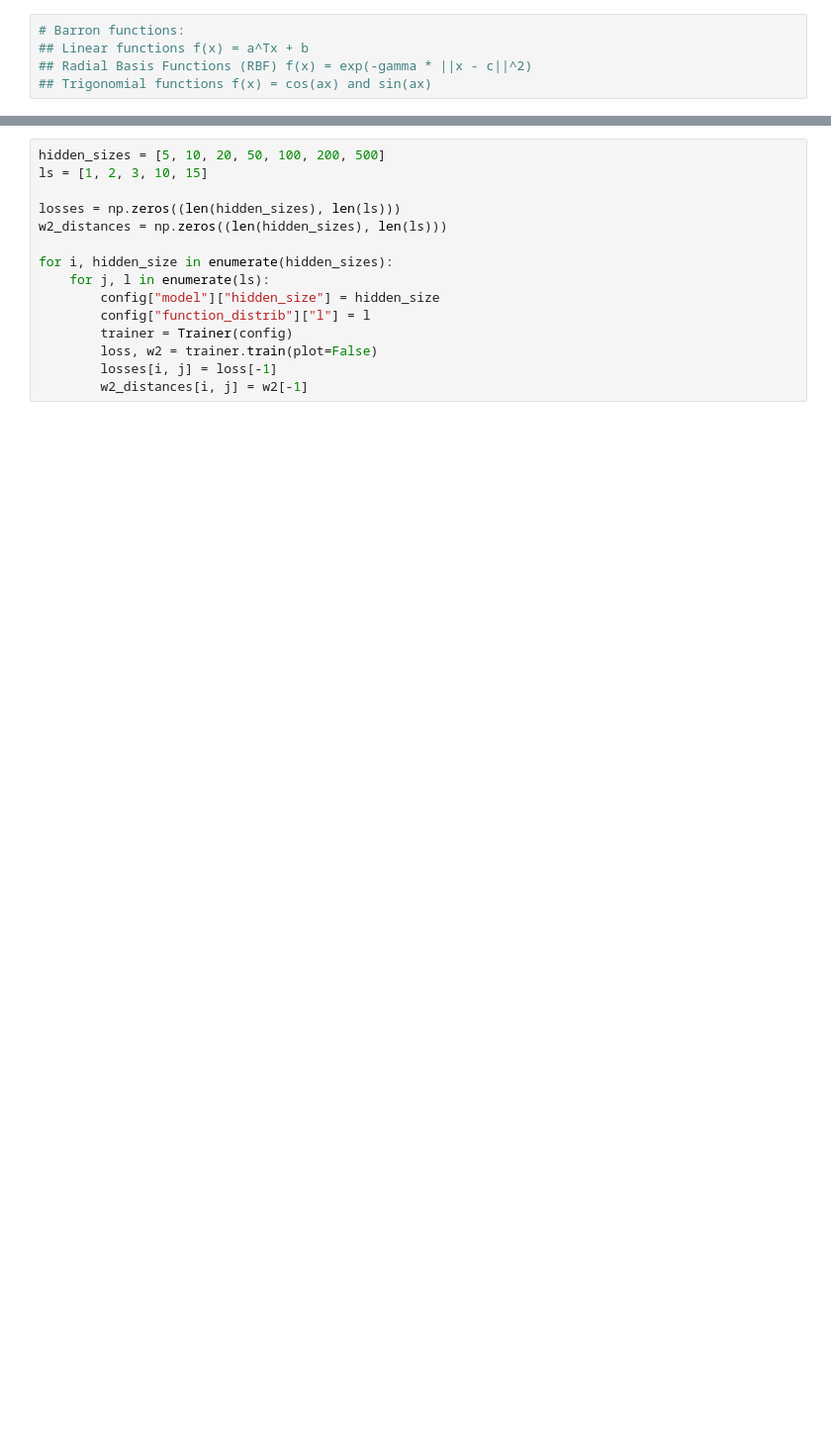
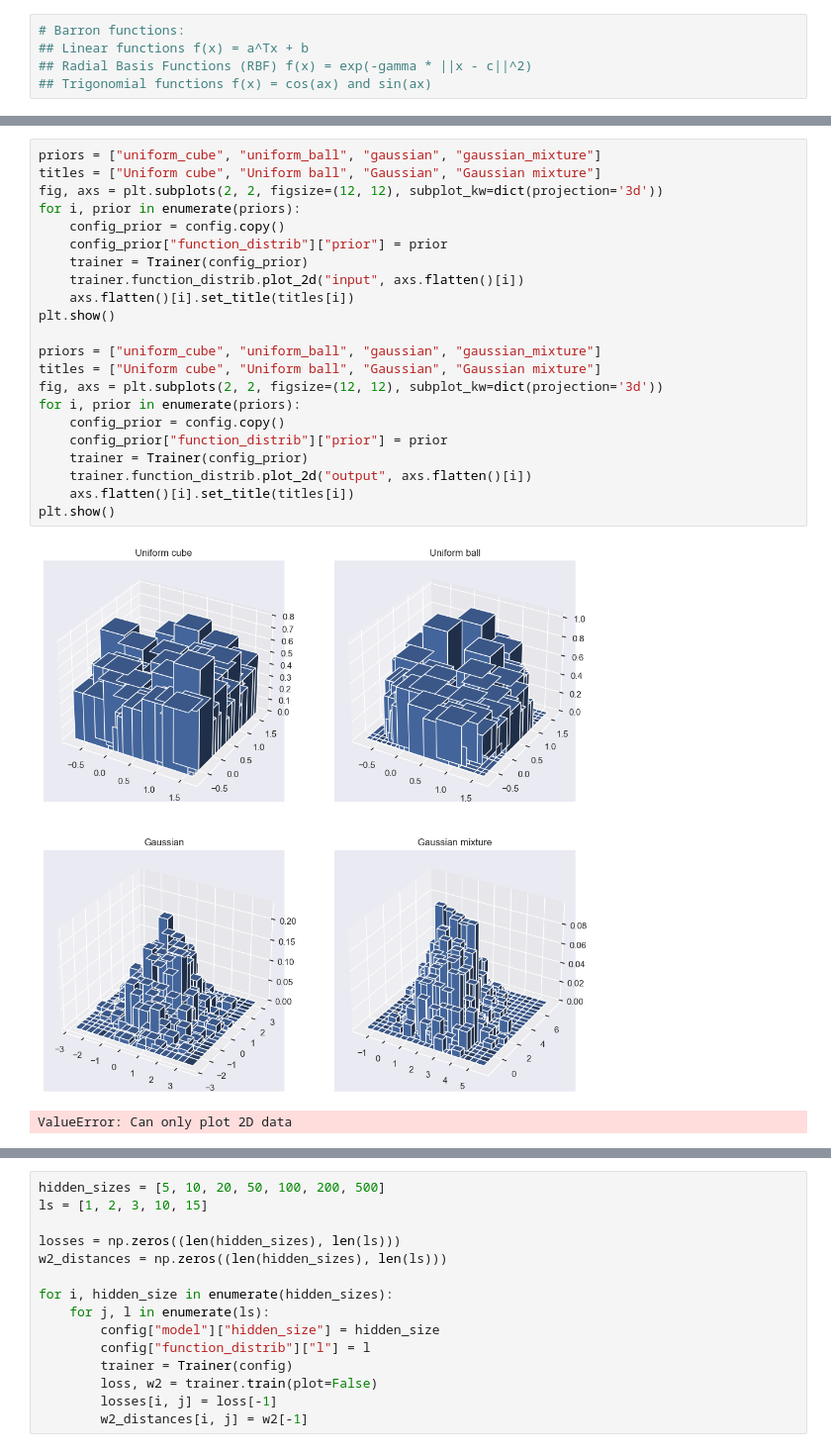
Before and after one commit to Ramlaoui/tdl-express-distributions, a Jupyter notebook: experiments.ipynb, the cells around one changed output, grey strips where cells are left out. Shown at 99% size. Drawn from its saved outputs; the diff is of its cells as text; blank space fills up the shorter version.

```diff
--- a/experiments.ipynb
+++ b/experiments.ipynb
@@ -62,0 +63,25 @@ Epoch: 200, loss: 0.0005236799479462206
+# %%
+priors = ["uniform_cube", "uniform_ball", "gaussian", "gaussian_mixture"]
+titles = ["Uniform cube", "Uniform ball", "Gaussian", "Gaussian mixture"]
+fig, axs = plt.subplots(2, 2, figsize=(12, 12), subplot_kw=dict(projection='3d'))
+for i, prior in enumerate(priors):
+    config_prior = config.copy()
+    config_prior["function_distrib"]["prior"] = prior
+    trainer = Trainer(config_prior)
+    trainer.function_distrib.plot_2d("input", axs.flatten()[i])
+    axs.flatten()[i].set_title(titles[i])
+plt.show()
+
+priors = ["uniform_cube", "uniform_ball", "gaussian", "gaussian_mixture"]
+titles = ["Uniform cube", "Uniform ball", "Gaussian", "Gaussian mixture"]
+fig, axs = plt.subplots(2, 2, figsize=(12, 12), subplot_kw=dict(projection='3d'))
+for i, prior in enumerate(priors):
+    config_prior = config.copy()
+    config_prior["function_distrib"]["prior"] = prior
+    trainer = Trainer(config_prior)
+    trainer.function_distrib.plot_2d("output", axs.flatten()[i])
+    axs.flatten()[i].set_title(titles[i])
+plt.show()
+# %% [output]
+[figure, added]
+ValueError: Can only plot 2D data
```
Also changed, not shown: parts of 5 cells of this notebook, 2 other files.
